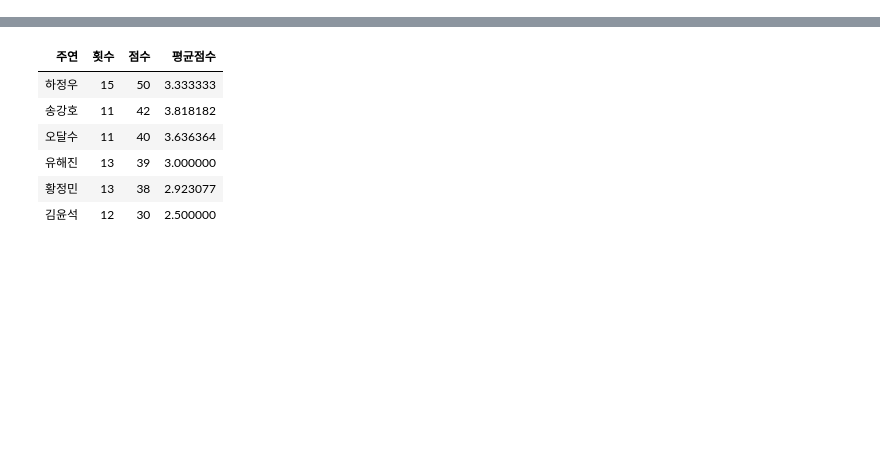
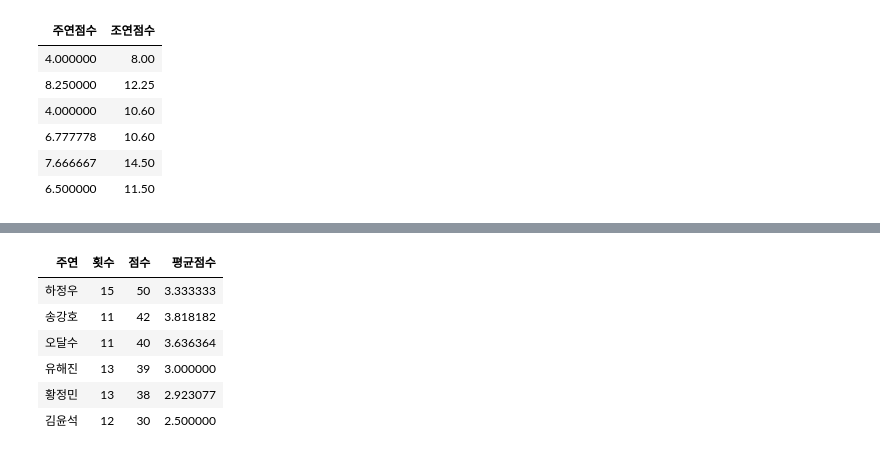
Before and after one commit to bjKim2/pj_rprac, a Jupyter notebook: ppt_visualized.ipynb, the cells around one changed output, grey strips where cells are left out. Cells and saved outputs as stored; diff of their text form; code cells hidden in the pictures; blank space fills up the shorter version.

```diff
--- a/ppt_visualized.ipynb
+++ b/ppt_visualized.ipynb
@@ -7,0 +51,10 @@ origin <- read.csv("./movies/new_movie_ver1.csv")
+# %%
+head(df8)
+# %% [output]
+| 주연점수 | 조연점수 |
+| 4.000000 | 8.00 |
+| 8.250000 | 12.25 |
+| 4.000000 | 10.60 |
+| 6.777778 | 10.60 |
+| 7.666667 | 14.50 |
+| 6.500000 | 11.50 |
```
Also changed, not shown: parts of 9 cells of this notebook, 1 other file.
